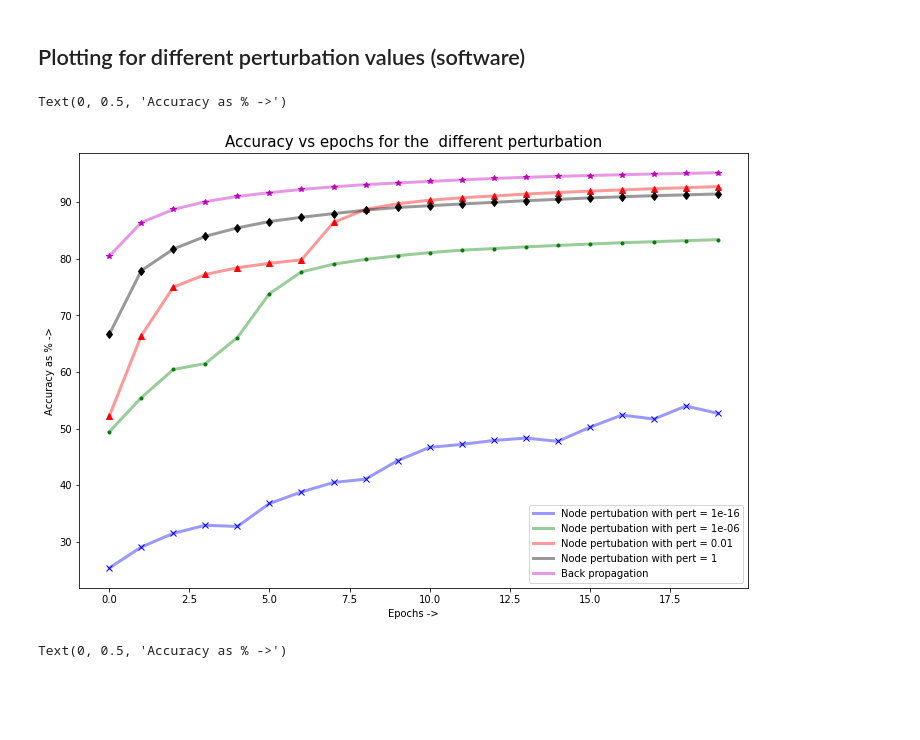
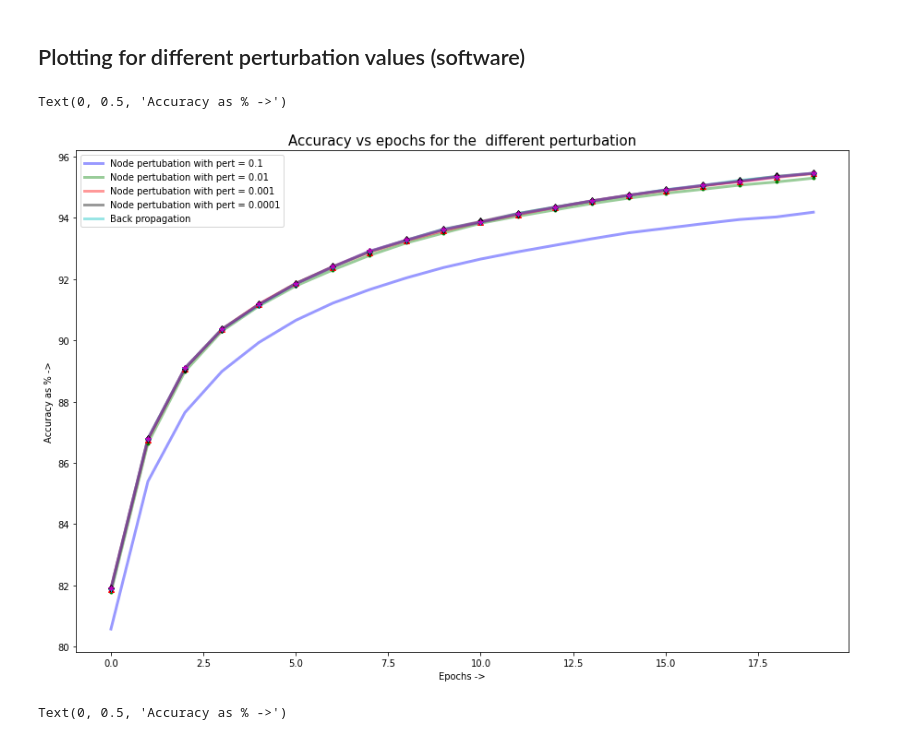
Before and after one commit to Rohit01-zoey/Perturbation-techniques-in-CNNs, a Jupyter notebook: code/mnistNodePert.ipynb, the cells around one changed output. Saved outputs shown, nothing was run; the diff lists cells and outputs as text; code cells hidden in the pictures; blank space fills up the shorter version.

```diff
--- a/code/mnistNodePert.ipynb
+++ b/code/mnistNodePert.ipynb
@@ -1342,14 +1346,15 @@ train_acc_bpVar[-1]
 def NP(pert, lossBeforePert, Z1, A1, Z2, A2, Z3, A3, W1, W2, W3, b1, b2, b3, X1, Y1):
   #calculating dw3 and db3
   #first approximate dZ3
-  m = Z3.shape[1]
+  m = Y1.shape[0]
   #print(Z3.shape)
   lossArrayAfterPertZ3 = np.zeros_like(Z3)
   for i in range(Z3.shape[0]):
     Z3pert = Z3.copy() #creates a local copy of the array since python arrays are sent by reference andnot copy!!
     Z3pert[i, :] +=  pert
     A3pert = softmax(Z3pert)
-    lossArrayAfterPertZ3[i, :] += np.sum(np.square(A3pert-one_hot_encoding(Y1)), axis=0)
+    #lossArrayAfterPertZ3[i, :] += np.sum(np.square(A3pert-one_hot_encoding(Y1)), axis=0)
+    lossArrayAfterPertZ3[i, :] += crossEntropy(one_hot_encoding(Y1), A3pert)
 
 
   dZ3 = (lossArrayAfterPertZ3 - lossBeforePert)/pert
@@ -1370,7 +1375,8 @@ def NP(pert, lossBeforePert, Z1, A1, Z2, A2, Z3, A3, W1, W2, W3, b1, b2, b3, X1,
     A2pert = relu(Z2pert)
     Z3pert = np.matmul(W3,A2pert) + b3
     A3pert = softmax(Z3pert)
-    lossArrayAfterPertZ2[i,:] += np.sum((A3pert-one_hot_encoding(Y1))**2, axis=0)
+    #lossArrayAfterPertZ2[i,:] += np.sum((A3pert-one_hot_encoding(Y1))**2, axis=0)
+    lossArrayAfterPertZ2[i, :] += crossEntropy(one_hot_encoding(Y1), A3pert)
 
 
   dZ2 = (lossArrayAfterPertZ2 - lossBeforePert)/pert
@@ -1391,7 +1397,8 @@ def NP(pert, lossBeforePert, Z1, A1, Z2, A2, Z3, A3, W1, W2, W3, b1, b2, b3, X1,
     Z3pert = np.matmul(W3,A2pert) + b3
     A3pert = softmax(Z3pert)
 
-    lossArrayAfterPertZ1[i,:] += np.sum((A3pert-one_hot_encoding(Y1))**2, axis=0)
+    #lossArrayAfterPertZ1[i,:] += np.sum((A3pert-one_hot_encoding(Y1))**2, axis=0)
+    lossArrayAfterPertZ1[i, :] += crossEntropy(one_hot_encoding(Y1), A3pert)
 
 
   #print(lossArrayAfterPertZ1)
@@ -1523,4 +1529,4 @@ def batchGDComp(X,Y,iter, lrBP, lrNP, pert, print_op=1):
 # %%
-w1Sim, b1Sim, w2Sim, b2Sim, w3Sim, b3Sim, trainAccBoth, valAccBoth, _, _, _ = batchGDComp(x_train,y_train,20, 0.1, 0.5, 1, print_op=1)
+w1Sim, b1Sim, w2Sim, b2Sim, w3Sim, b3Sim, trainAccBoth, valAccBoth, _, _, _, dW3np1, dW3bp1 = batchGDComp(x_train,y_train,1, 0.1, 0.1, 0.001, seed=2,print_op=1)
 # %% [output]
 Params Initialised
@@ -1543,9 +1548,10 @@ Iteration: 20::Train accuracy: 95.37301587301587::Val accuracy: 94.0::Train Acc
 # %%
-perturbation = [0.0000000000000001, 0.000001, 0.01, 1]
+perturbation = [1, 0.1, 0.01, 0.001, 0.0001] #, 0.00001, 0.000001, 0.0000001]
 trainBPList = []
 trainNPList = []
 for pert in perturbation:
-    w1Sim, b1Sim, w2Sim, b2Sim, w3Sim, b3Sim, trainAccBoth, valAccBoth, _, _, _ = batchGDComp(x_train,y_train,20, 0.1, 0.1,pert, print_op=1)
+    w1Sim, b1Sim, w2Sim, b2Sim, w3Sim, b3Sim, trainAccBoth, valAccBoth, _, _, _, dW1npt, dW1bpt = batchGDComp(x_train,y_train,20, 0.1, 0.1,pert, print_op=1);
+    print(f"Pert {pert} complete")
     trainBPTemp= [i[0] for i in trainAccBoth]
     trainNPTemp = [i[1] for i in trainAccBoth]
     trainBPList.append(trainBPTemp)
@@ -1570,0 +1577,14 @@ Iteration: 20::Train accuracy: 91.45555555555556::Val accuracy: 90.9714285714285
+# %%
+plt.figure(figsize=(12,8))
+leg = []
+plt.plot(trainBPList[0])
+leg.append("Back propagation")
+
+for _ in range(len(perturbation)):
+    leg.append(f"Node pertubation with pert = {perturbation[_]}")
+    plt.plot(trainNPList[_])
+
+plt.legend(leg)
+plt.title("Accuracy vs epochs for the  different perturbation", size=15)
+plt.xlabel("Epochs ->", size=10)
+plt.ylabel("Accuracy as % ->", size = 10)
@@ -1571,27 +1594,27 @@ Iteration: 20::Train accuracy: 91.45555555555556::Val accuracy: 90.9714285714285
 # %% [markdown]
 ## Plotting for different perturbation values (software)
 # %%
-format = ['bx', 'g.', 'r^', 'kd']
-col = ['b', 'g', 'r', 'k']
+format = ['bx', 'g.', 'r^', 'kd', 'c+']
+col = ['b', 'g', 'r', 'k', 'c']
 leg = []
-plt.figure(figsize=(12,8))
+plt.figure(figsize=(15,10))
 for _ in range(len(perturbation)):
     plt.plot(trainNPList[_], col[_], linewidth=3,alpha=0.4)
 plt.plot(trainBPList[0], 'm', linewidth=3,alpha=0.4)
-for _ in range(len(perturbation)):
+for _ in range(1, len(perturbation)):
     leg.append(f"Node pertubation with pert = {perturbation[_]}")
     plt.plot(trainNPList[_], format[_])
     #plt.plot(trainNPList[_], col[_], linewidth=5,alpha=0.3)
 plt.plot(trainBPList[0], 'm*')
 leg.append("Back propagation")
 plt.legend(leg)
 
 plt.title("Accuracy vs epochs for the  different perturbation", size=15)
 plt.xlabel("Epochs ->", size=10)
 plt.ylabel("Accuracy as % ->", size = 10)
 # %% [output]
 Text(0, 0.5, 'Accuracy as % ->')
-[figure, old version]
+[figure, new version]
 # %%
 trainBP3= [i[0] for i in trainAccBoth]
 trainNP3 = [i[1] for i in trainAccBoth]
```
Also changed, not shown: parts of 11 cells of this notebook.
